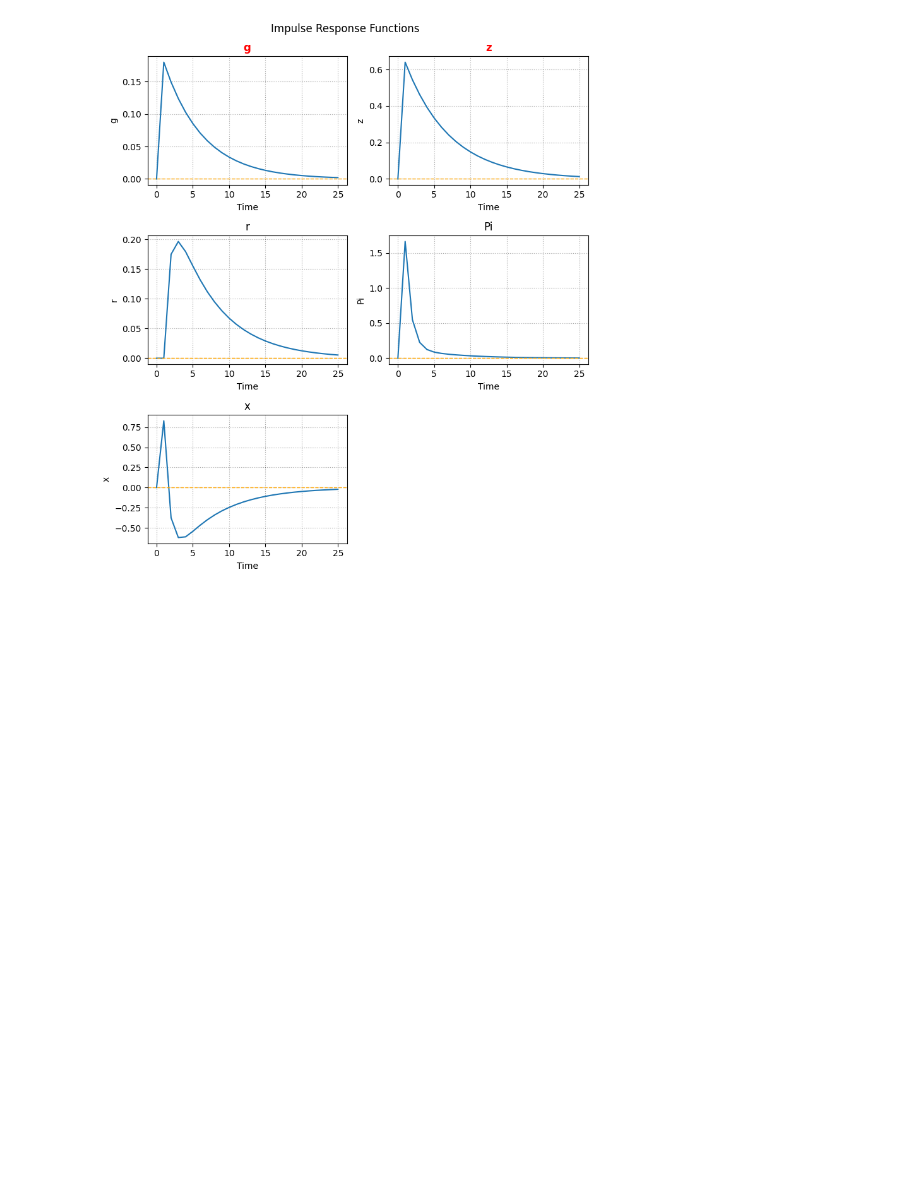
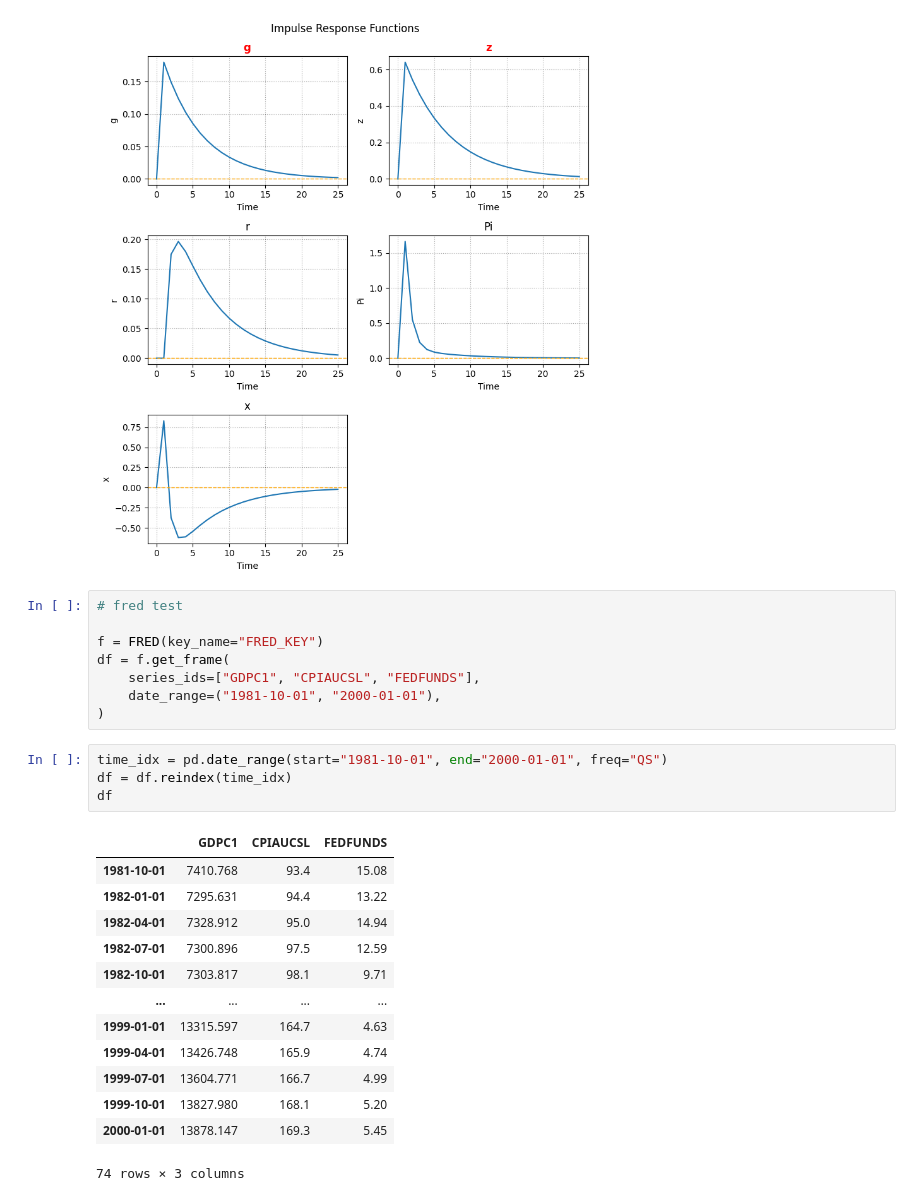
Before and after one commit to GongJr0/ThesisDraft, a Jupyter notebook: test.ipynb, the cells around one changed output. Saved outputs shown, nothing was run; the diff lists cells and outputs as text; blank space fills up the shorter version.

```diff
--- a/test.ipynb
+++ b/test.ipynb
@@ -61,3 +62,29 @@ print(res)
 solved.transition_plot(25, ["g", "z"], 1.0)
 # %% [output]
 [figure]
+# %%
+# fred test
+
+f = FRED(key_name="FRED_KEY")
+df = f.get_frame(
+    series_ids=["GDPC1", "CPIAUCSL", "FEDFUNDS"],
+    date_range=("1981-10-01", "2000-01-01"),
+)
+# %%
+time_idx = pd.date_range(start="1981-10-01", end="2000-01-01", freq="QS")
+df = df.reindex(time_idx)
+df
+# %% [output]
+|  | GDPC1 | CPIAUCSL | FEDFUNDS |
+| 1981-10-01 | 7410.768 | 93.4 | 15.08 |
+| 1982-01-01 | 7295.631 | 94.4 | 13.22 |
+| 1982-04-01 | 7328.912 | 95.0 | 14.94 |
+| 1982-07-01 | 7300.896 | 97.5 | 12.59 |
+| 1982-10-01 | 7303.817 | 98.1 | 9.71 |
+| ... | ... | ... | ... |
+| 1999-01-01 | 13315.597 | 164.7 | 4.63 |
+| 1999-04-01 | 13426.748 | 165.9 | 4.74 |
+| 1999-07-01 | 13604.771 | 166.7 | 4.99 |
+| 1999-10-01 | 13827.980 | 168.1 | 5.20 |
+| 2000-01-01 | 13878.147 | 169.3 | 5.45 |
+74 rows × 3 columns
```
Also changed, not shown: parts of 2 cells of this notebook, 1 other file.
